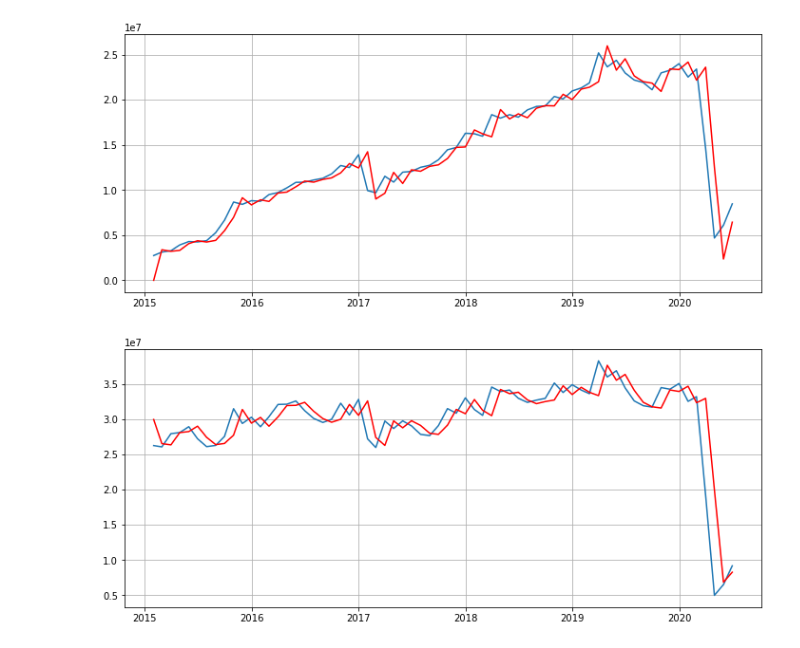
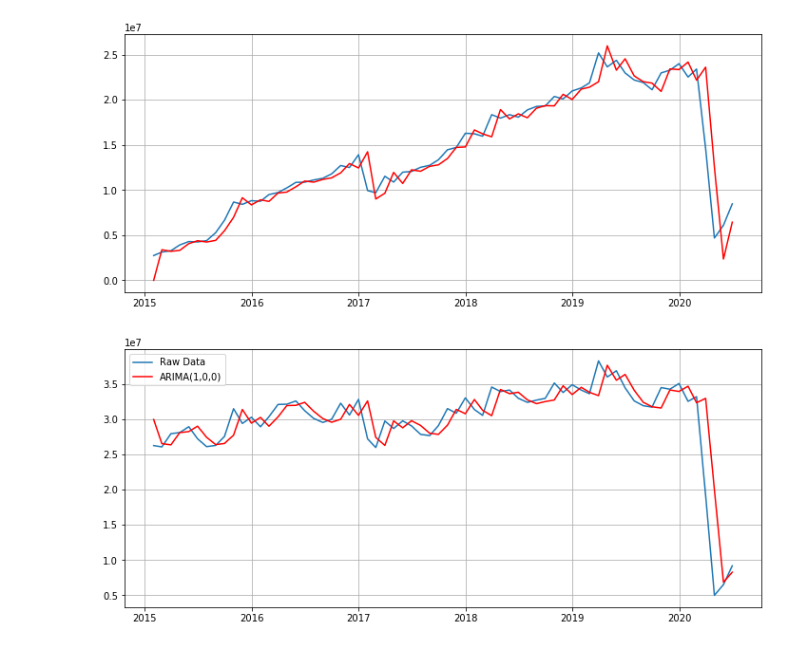
Before and after one commit to sujeongcha/TimeSeries-Transporation-and-Covid19, a Jupyter notebook: Modelling/taxi_ARIMA.ipynb, the cells around one changed output. Drawn from its saved outputs; the diff is of its cells as text; code cells hidden in the pictures.

```diff
--- a/Modelling/taxi_ARIMA.ipynb
+++ b/Modelling/taxi_ARIMA.ipynb
@@ -123,10 +123,11 @@ plt.show()
 # %%
 model_total = ARIMA(total, order=(1,0,0))
 results_total = model_total.fit()
 plt.figure(figsize=(12,5))
-plt.plot(total)
-plt.plot(results_total.fittedvalues, color='red')
+plt.plot(total, label='Raw Data')
+plt.plot(results_total.fittedvalues, color='red', label="ARIMA(1,0,0)")
+plt.legend()
 plt.grid()
 plt.show()
 # %% [output]
-[figure, old version]
+[figure, new version]
```
